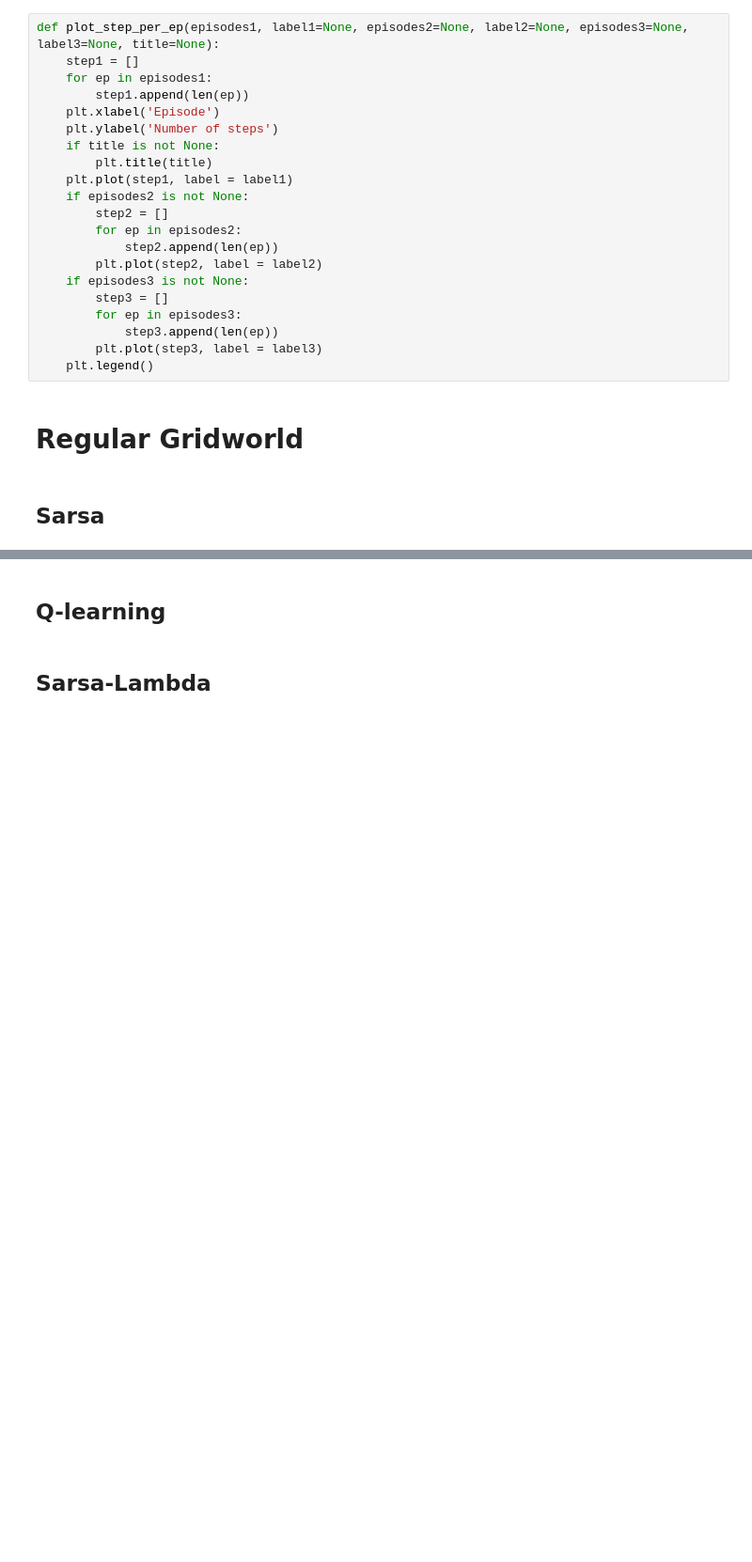
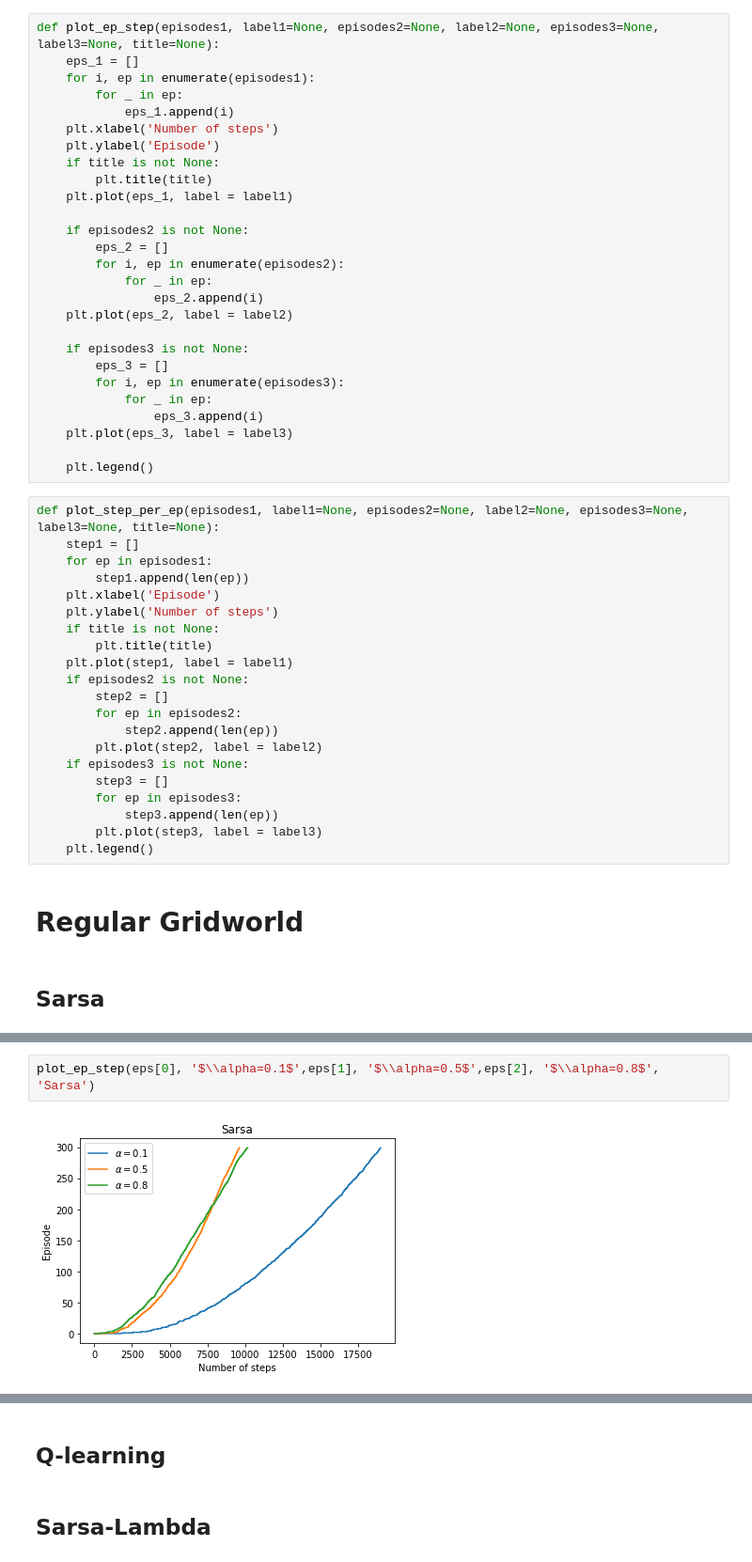
Before and after one commit to MatthewFilipovich/rl-gridworld, a Jupyter notebook: Plots.ipynb, the cells around one changed output, grey strips where cells are left out. Shown at 94% size. Saved outputs shown, nothing was run; the diff lists cells and outputs as text; blank space fills up the shorter version.

```diff
--- a/Plots.ipynb
+++ b/Plots.ipynb
@@ -7,6 +7,33 @@ ALG_NAMES = ['Sarsa',
              'Q-learning',
              'Sarsa-lambda',
              'Q-lambda']
+# %%
+def plot_ep_step(episodes1, label1=None, episodes2=None, label2=None, episodes3=None, label3=None, title=None):
+    eps_1 = []
+    for i, ep in enumerate(episodes1):
+        for _ in ep:
+            eps_1.append(i)
+    plt.xlabel('Number of steps')
+    plt.ylabel('Episode')
+    if title is not None:
+        plt.title(title)
+    plt.plot(eps_1, label = label1)
+
+    if episodes2 is not None:
+        eps_2 = []
+        for i, ep in enumerate(episodes2):
+            for _ in ep:
+                eps_2.append(i)
+    plt.plot(eps_2, label = label2)
+
+    if episodes3 is not None:
+        eps_3 = []
+        for i, ep in enumerate(episodes3):
+            for _ in ep:
+                eps_3.append(i)
+    plt.plot(eps_3, label = label3)
+
+    plt.legend()
 # %%
 def plot_step_per_ep(episodes1, label1=None, episodes2=None, label2=None, episodes3=None, label3=None, title=None):
     step1 = []
@@ -53,0 +80,4 @@ plot_step_per_ep(eps1, '$\\alpha=0.1$',eps2, '$\\alpha=0.5$',eps3, '$\\alpha=0.8
+# %%
+plot_ep_step(eps[0], '$\\alpha=0.1$',eps[1], '$\\alpha=0.5$',eps[2], '$\\alpha=0.8$', 'Sarsa')
+# %% [output]
+[figure, added]
```
Also changed, not shown: parts of 7 cells of this notebook.
